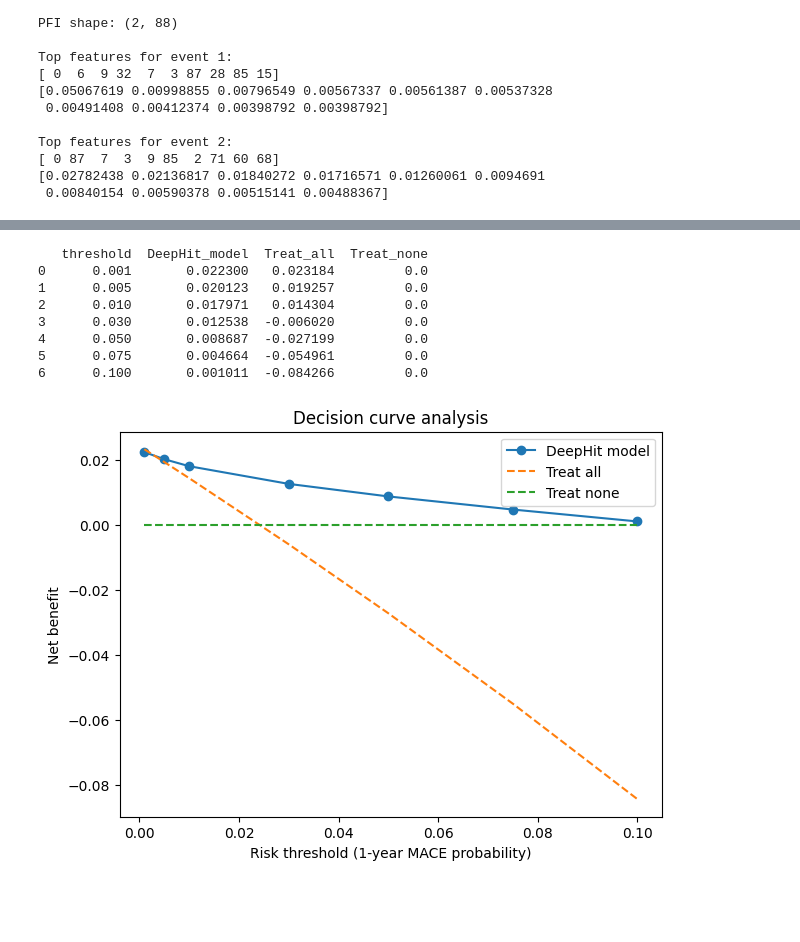
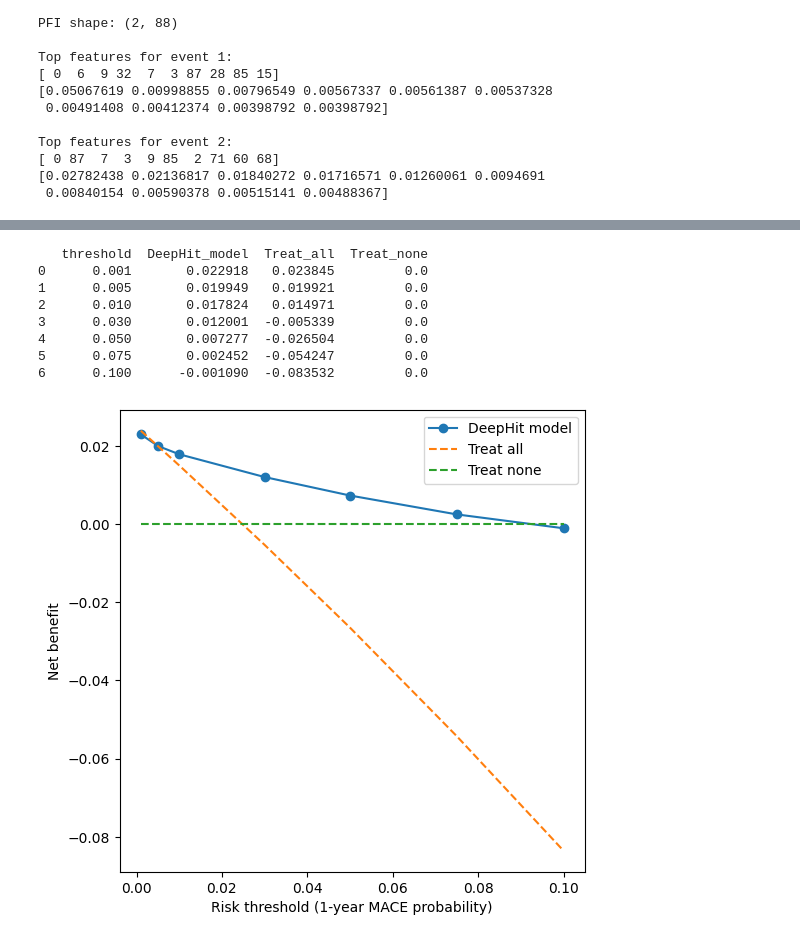
Before and after one commit to MehdiManshadi/DeepHit_updated, a Jupyter notebook: RunMe.ipynb, the cells around one changed output, grey strips where cells are left out. Drawn from its saved outputs; the diff is of its cells as text; code cells hidden in the pictures; blank space fills up the shorter version.

```diff
--- a/RunMe.ipynb
+++ b/RunMe.ipynb
@@ -95,12 +168,8 @@ for i in range(CV_ITERATION):
         shared_layers=(30, 15, 5),
         MR_layers=[5, 10],
         CR_layers=(5, 10),
-        dropout=0.25
+        dropout=0.5
     )
-
-    # Build model (optional sanity check)
-    pmf = model(tr_data[:2], training=False)
-    print("PMF shape:", pmf.shape)   # (B, K, T)
 
     model = TrainDeepHit(model, tr_data, tr_mask1, tr_mask2, tr_time, tr_label,
                     va_data, va_mask1, va_mask2, va_time, va_label, eval_time = [12],
@@ -113,7 +182,7 @@ for i in range(CV_ITERATION):
         """
         Compute event-specific C-index at a given time horizon.
         """
-        pred = model(data, training=False).numpy()  # (N, K, T)
+        pred = model.call(data, training=False).numpy()  # (N, K, T)
 
         if eval_horizon >= pred.shape[2]:
             raise ValueError("eval_horizon exceeds num_Category")
@@ -139,5 +208,5 @@ for i in range(CV_ITERATION):
         eval_horizon
     )
 
-    print("Baseline C-index:", baseline_cindex)
+    print(f"Baseline C-index: {baseline_cindex[0]:.3f} (competing event: {baseline_cindex[1]:.3f})")
 # %% [output]
@@ -295,7 +373,7 @@ for i in range(len(path)):
     time   = time.astype(np.float32)
     label  = label.astype(np.int32)
 
-    pred = model.call(data)
+    pred = model.call(data, training=False).numpy()  # (N, K, T)
     resultfeat = np.zeros([num_Event, len(eval_time)])
 
     for t, t_time in enumerate(eval_time):
@@ -581,7 +683,7 @@ Calibration slope: 0.8819103606475192
 # 1. Predictions from DeepHit
 # ==================================================
 
-pred = model(data, training=False).numpy()
+pred = model.call(data, training=False).numpy()
 
 # pred shape:
 # (N patients, K events, T time bins)
@@ -682,7 +784,7 @@ print("--------------------------------")
 # 7. Plot Brier score over time
 # ==================================================
 
-plt.figure(figsize=(7,4))
+plt.figure(figsize=(6,6))
 
 plt.plot(
     time_grid,
@@ -717,13 +819,4 @@ Integrated Brier Score: 0.041141637037729245
 # %%
-# ==================================================
-# Decision Curve Analysis (DCA)
-# DeepHit 1-year MACE risk
-# ==================================================
-
-import numpy as np
-import matplotlib.pyplot as plt
-
-
 # ==================================================
 # 1. Define observed 1-year MACE outcome
 # ==================================================
@@ -868,7 +961,7 @@ print(dca_results)
 # 7. Plot DCA curve
 # ==================================================
 
-plt.figure(figsize=(7,5))
+plt.figure(figsize=(6,6))
 
 
 plt.plot(
@@ -882,46 +975,38 @@ plt.plot(
 plt.plot(
     thresholds,
     all_nb,
     linestyle="--",
     label="Treat all"
 )
 
 
 plt.plot(
     thresholds,
     none_nb,
     linestyle="--",
     label="Treat none"
 )
 
-
-
 plt.xlabel(
     "Risk threshold (1-year MACE probability)"
 )
 
 plt.ylabel(
     "Net benefit"
 )
 
-
-plt.title(
-    "Decision curve analysis"
-)
-
-
 plt.legend()
 
 plt.grid(False)
 
 plt.show()
 # %% [output]
    threshold  DeepHit_model  Treat_all  Treat_none
-0      0.001       0.022300   0.023184         0.0
-1      0.005       0.020123   0.019257         0.0
-2      0.010       0.017971   0.014304         0.0
-3      0.030       0.012538  -0.006020         0.0
-4      0.050       0.008687  -0.027199         0.0
-5      0.075       0.004664  -0.054961         0.0
-6      0.100       0.001011  -0.084266         0.0
+0      0.001       0.022918   0.023845         0.0
+1      0.005       0.019949   0.019921         0.0
+2      0.010       0.017824   0.014971         0.0
+3      0.030       0.012001  -0.005339         0.0
+4      0.050       0.007277  -0.026504         0.0
+5      0.075       0.002452  -0.054247         0.0
+6      0.100      -0.001090  -0.083532         0.0
-[figure, old version]
+[figure, new version]
```
Also changed, not shown: parts of 7 cells of this notebook, 1 other file.
